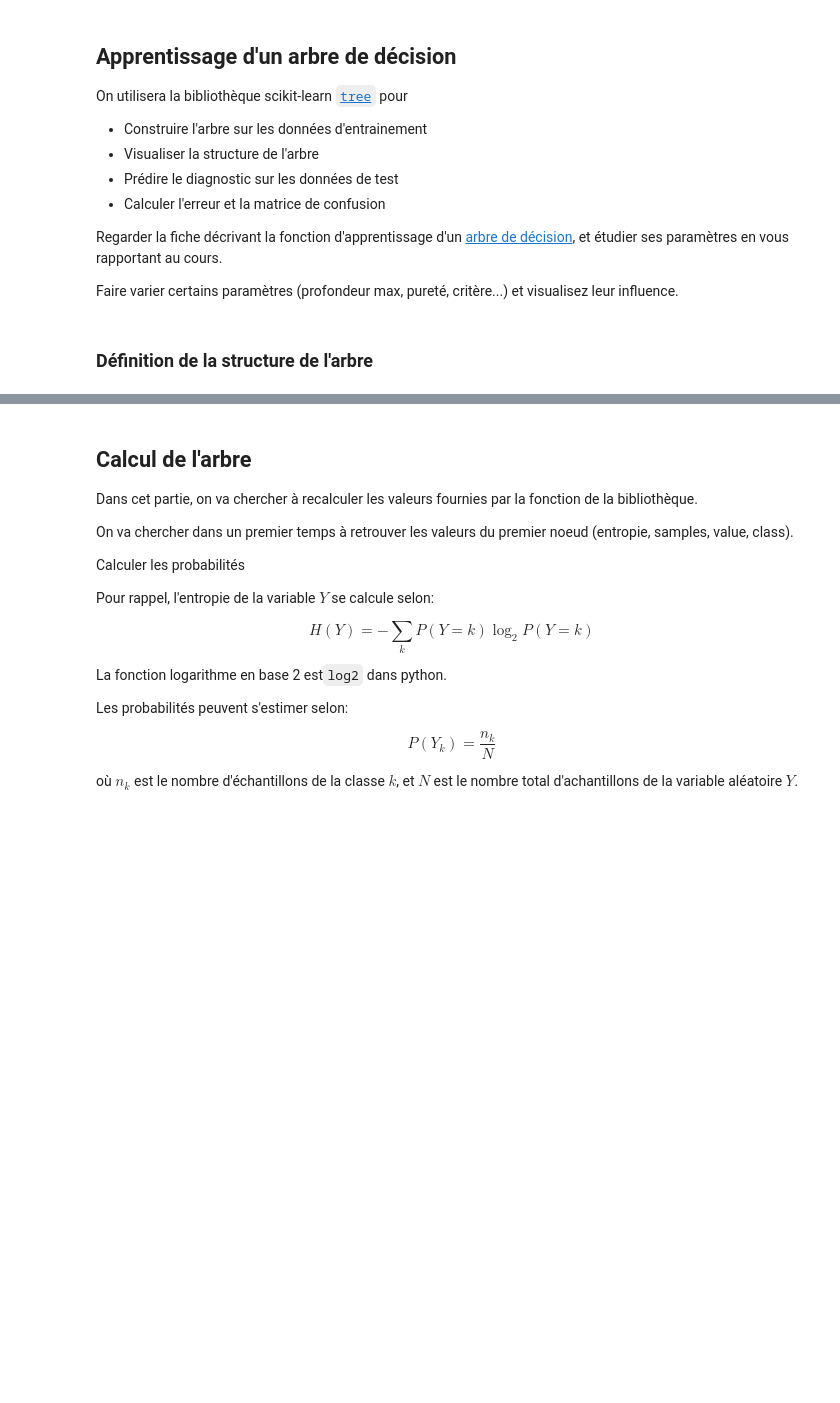
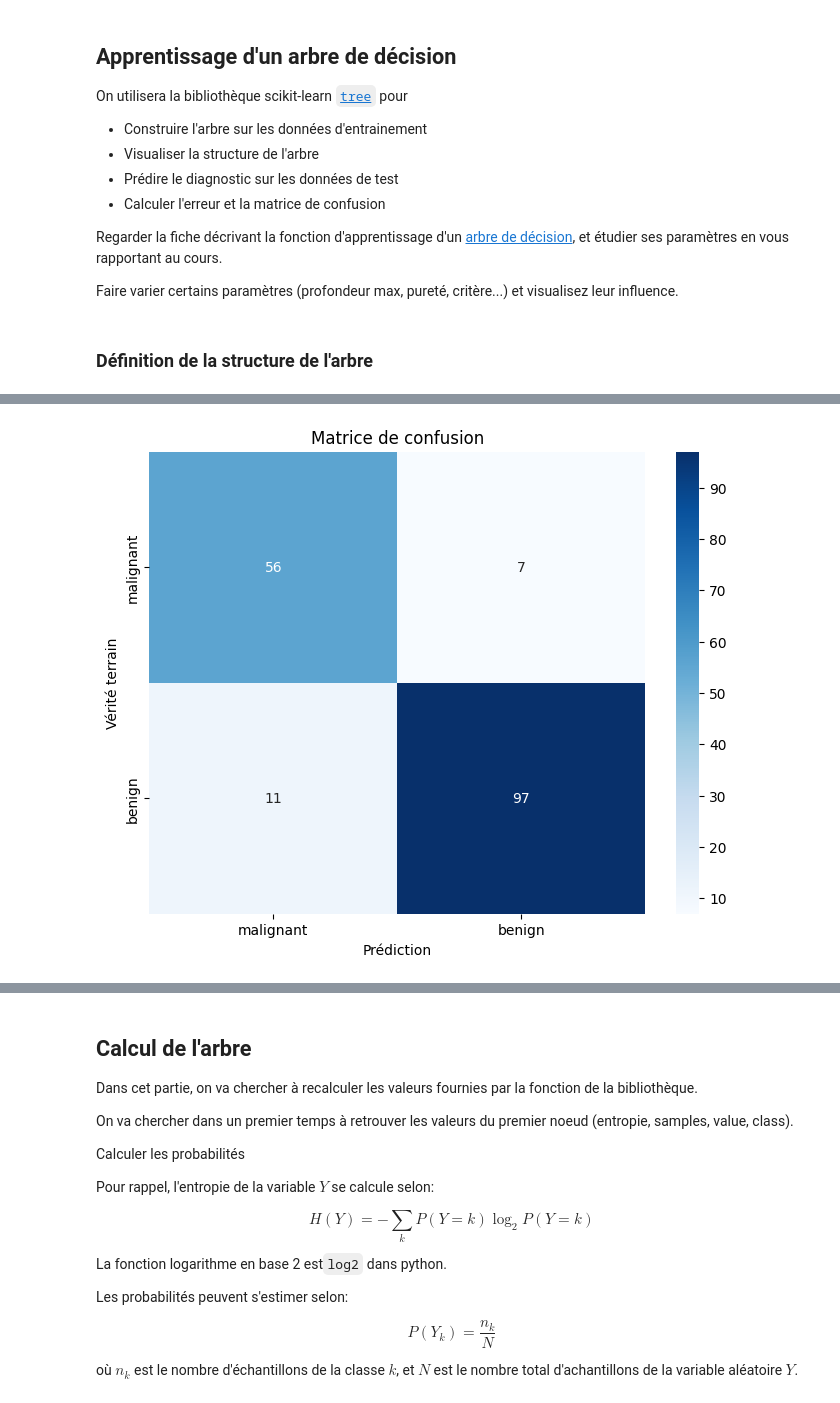
Before and after one commit to RowanHoupa35/ML-TD1, a Jupyter notebook: FormationML/td_arbres_knn_new_2023.ipynb, the cells around one changed output, grey strips where cells are left out. Saved outputs shown, nothing was run; the diff lists cells and outputs as text; code cells hidden in the pictures; blank space fills up the shorter version.

```diff
--- a/FormationML/td_arbres_knn_new_2023.ipynb
+++ b/FormationML/td_arbres_knn_new_2023.ipynb
@@ -124,0 +126,87 @@ graph
+# %%
+from sklearn import tree
+import graphviz
+from sklearn.metrics import accuracy_score, confusion_matrix
+import matplotlib.pyplot as plt
+import seaborn as sns
+
+# Noms des caractéristiques et des classes
+fnames = data.feature_names
+targets = data.target_names
+
+# Séparation des données en train et test
+from sklearn.model_selection import train_test_split
+X_train, X_test, y_train, y_test = train_test_split(X, y, test_size=0.3, random_state=42)
+
+###############################
+## Faire varier les paramètres
+###############################
+
+clf = tree.DecisionTreeClassifier(criterion="entropy",
+                                  max_depth=5,
+                                  min_samples_split=200,
+                                  min_samples_leaf=100,
+                                  splitter="best",
+                                  random_state=None)
+clf = clf.fit(X_train, y_train)
+
+# Visualisation de l'arbre
+dot_data = tree.export_graphviz(clf, out_file=None,
+                    feature_names=fnames,
+                    class_names=targets,
+                    filled=True, rounded=True,
+                    special_characters=True)
+graph = graphviz.Source(dot_data)
+graph
+
+# Prédictions sur les données de test
+y_pred = clf.predict(X_test)
+
+# Calcul de l'erreur et matrice de confusion
+accuracy = accuracy_score(y_test, y_pred)
+error = 1 - accuracy
+
+print(f"Erreur de classification: {error:.3f}")
+print(f"Précision: {accuracy:.3f}")
+
+# Matrice de confusion
+cm = confusion_matrix(y_test, y_pred)
+plt.figure(figsize=(8, 6))
+sns.heatmap(cm, annot=True, fmt='d', cmap='Blues',
+            xticklabels=targets, yticklabels=targets)
+plt.xlabel('Prédiction')
+plt.ylabel('Vérité terrain')
+plt.title('Matrice de confusion')
+plt.show()
+
+###############################
+## Variation des paramètres
+###############################
+
+# Test avec différentes profondeurs max
+print("\n=== Influence de la profondeur max ===")
+for depth in [2, 3, 5, 10, None]:
+    clf_depth = tree.DecisionTreeClassifier(criterion="entropy", max_depth=depth, random_state=42)
+    clf_depth.fit(X_train, y_train)
+    y_pred_depth = clf_depth.predict(X_test)
+    acc_depth = accuracy_score(y_test, y_pred_depth)
+    print(f"Profondeur {depth}: Précision = {acc_depth:.3f}")
+
+# Test avec différents critères
+print("\n=== Influence du critère ===")
+for criterion in ["entropy", "gini"]:
+    clf_crit = tree.DecisionTreeClassifier(criterion=criterion, max_depth=5, random_state=42)
+    clf_crit.fit(X_train, y_train)
+    y_pred_crit = clf_crit.predict(X_test)
+    acc_crit = accuracy_score(y_test, y_pred_crit)
+    print(f"Critère {criterion}: Précision = {acc_crit:.3f}")
+
+# Test avec différentes valeurs de min_samples_split
+print("\n=== Influence de min_samples_split ===")
+for min_split in [2, 10, 50, 100]:
+    clf_split = tree.DecisionTreeClassifier(criterion="entropy", min_samples_split=min_split, random_state=42)
+    clf_split.fit(X_train, y_train)
+    y_pred_split = clf_split.predict(X_test)
+    acc_split = accuracy_score(y_test, y_pred_split)
+    print(f"min_samples_split {min_split}: Précision = {acc_split:.3f}")
+# %% [output]
@@ -124,0 +215 @@ graph
+[figure, added]
```
Also changed, not shown: parts of 12 cells of this notebook.
